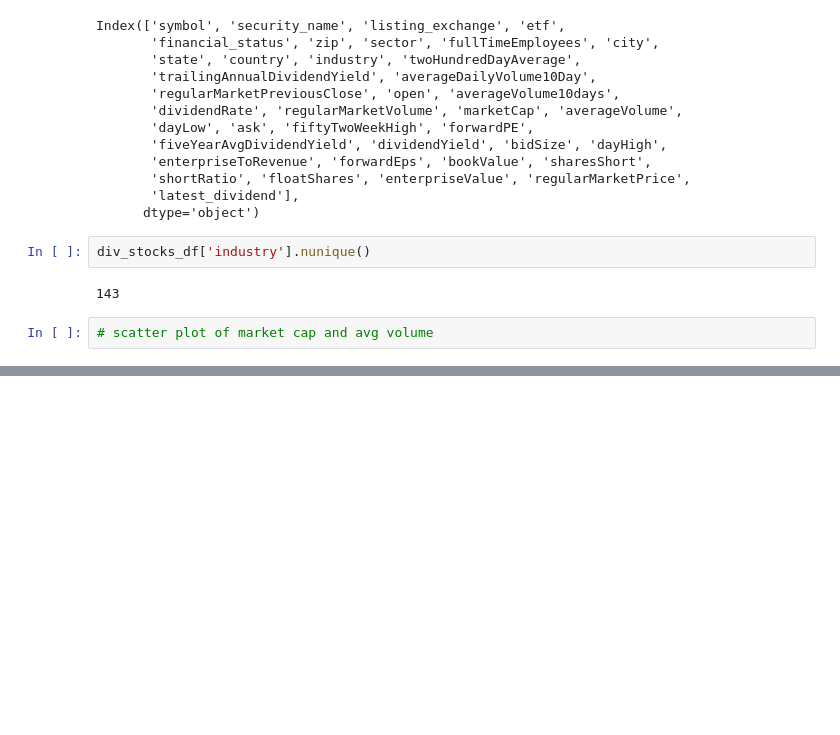
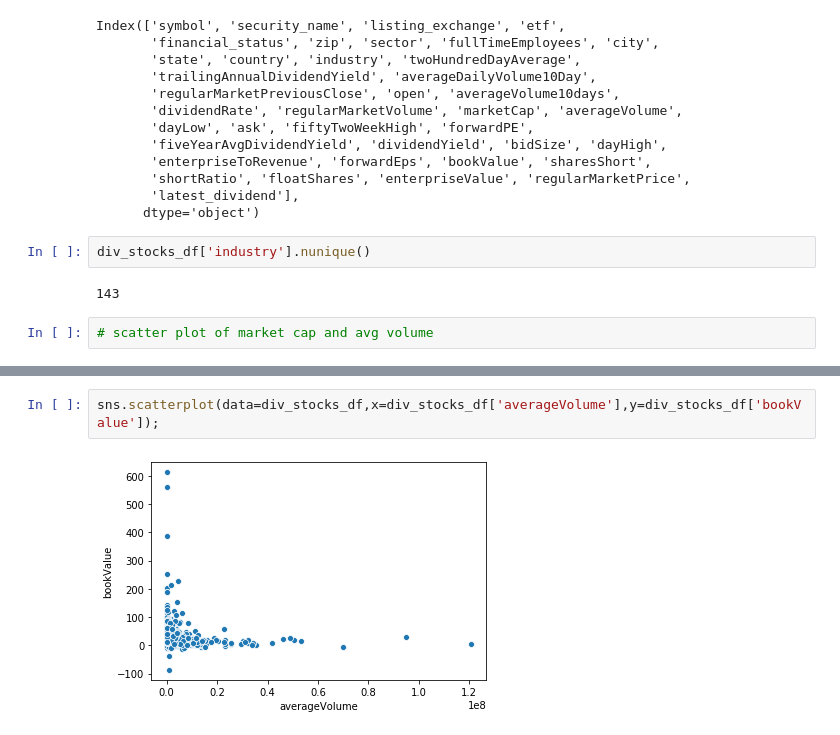
Before and after one commit to ipatel467/Stock-Market-Analysis, a Jupyter notebook: Stocks.ipynb, the cells around one changed output, grey strips where cells are left out. Drawn from its saved outputs; the diff is of its cells as text; blank space fills up the shorter version.

```diff
--- a/Stocks.ipynb
+++ b/Stocks.ipynb
@@ -550,0 +564,4 @@ sns.scatterplot(data=div_stocks_df,x=div_stocks_df['averageVolume'],y=div_stocks
+# %%
+sns.scatterplot(data=div_stocks_df,x=div_stocks_df['averageVolume'],y=div_stocks_df['bookValue']);
+# %% [output]
+[figure, added]
```
Also changed, not shown: parts of 6 cells of this notebook.
